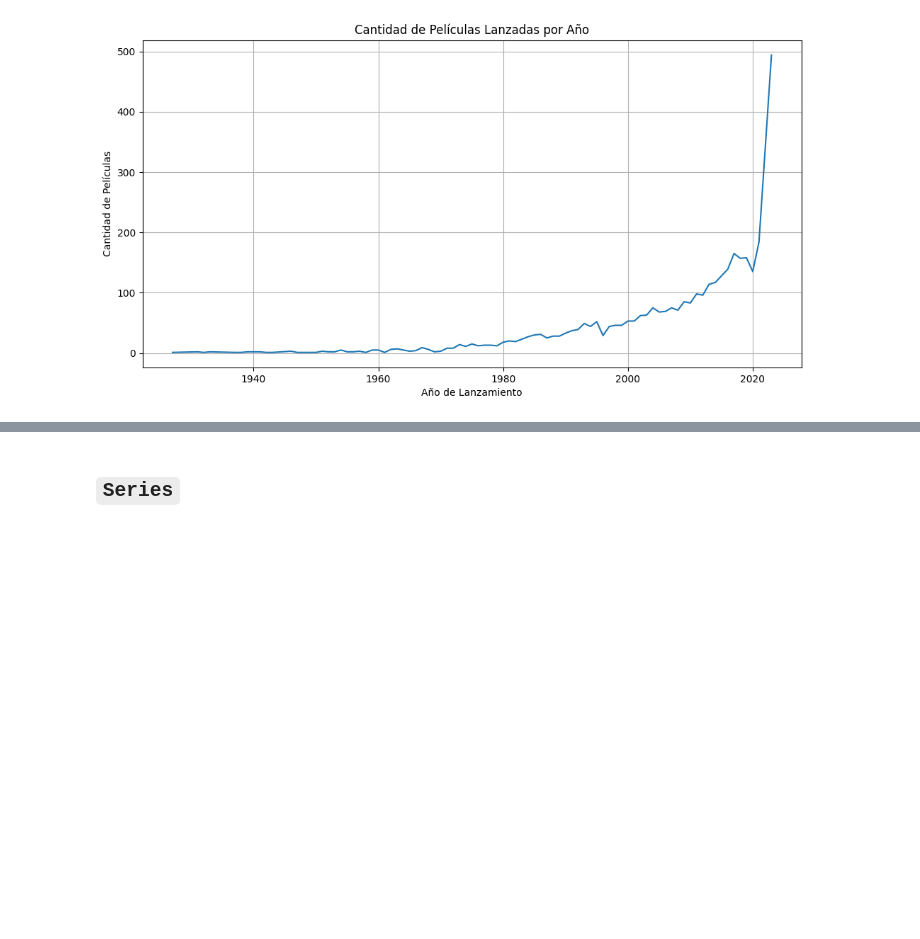
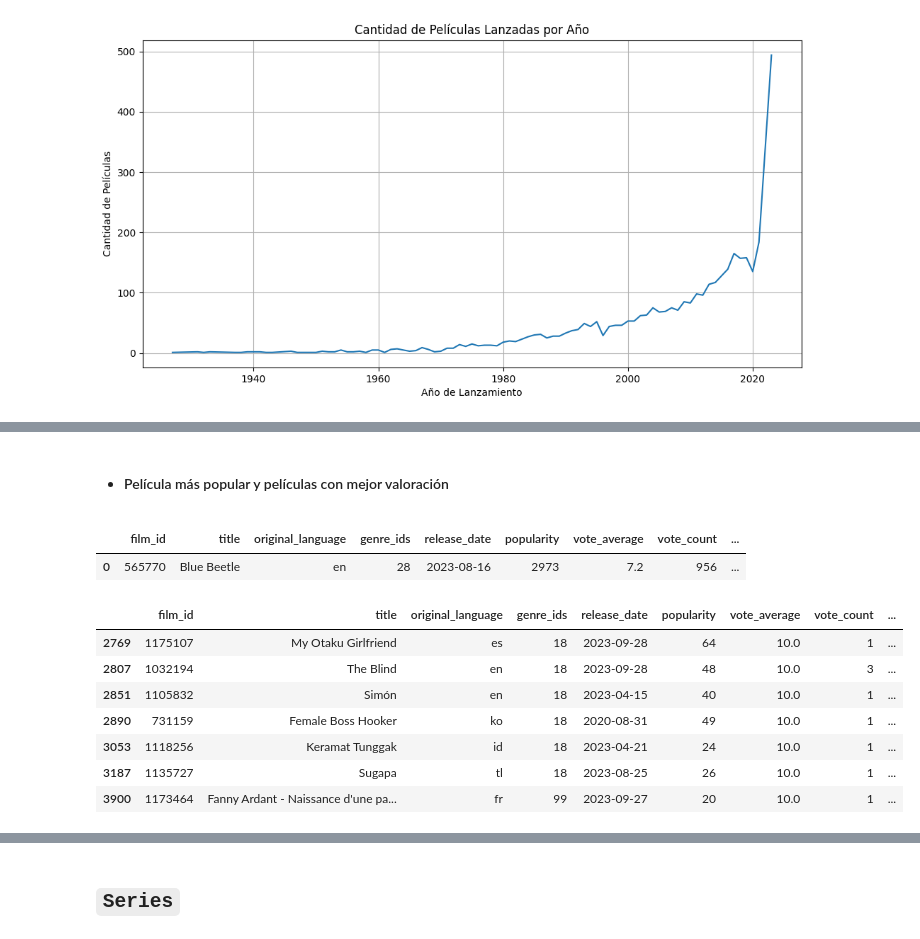
Before and after one commit to Jimme7/EDA-Films, a Jupyter notebook: src/Notebooks/Analysis_and_Visualizations.ipynb, the cells around one changed output, grey strips where cells are left out. Saved outputs shown, nothing was run; the diff lists cells and outputs as text; code cells hidden in the pictures; blank space fills up the shorter version.

```diff
--- a/src/Notebooks/Analysis_and_Visualizations.ipynb
+++ b/src/Notebooks/Analysis_and_Visualizations.ipynb
@@ -71,0 +97,19 @@ fig.show()
+# %% [markdown]
+- #### Película más popular y películas con mejor valoración
+# %%
+films_sorted_by_popularity = films.sort_values(by='popularity', ascending=False)
+films_sorted_by_popularity.head(1)
+# %% [output]
+|  | film_id | title | original_language | genre_ids | release_date | popularity | vote_average | vote_count | ... |
+| 0 | 565770 | Blue Beetle | en | 28 | 2023-08-16 | 2973 | 7.2 | 956 | ... |
+# %%
+films[films['vote_average'] == 10]
+# %% [output]
+|  | film_id | title | original_language | genre_ids | release_date | popularity | vote_average | vote_count | ... |
+| 2769 | 1175107 | My Otaku Girlfriend | es | 18 | 2023-09-28 | 64 | 10.0 | 1 | ... |
+| 2807 | 1032194 | The Blind | en | 18 | 2023-09-28 | 48 | 10.0 | 3 | ... |
+| 2851 | 1105832 | Simón | en | 18 | 2023-04-15 | 40 | 10.0 | 1 | ... |
+| 2890 | 731159 | Female Boss Hooker | ko | 18 | 2020-08-31 | 49 | 10.0 | 1 | ... |
+| 3053 | 1118256 | Keramat Tunggak | id | 18 | 2023-04-21 | 24 | 10.0 | 1 | ... |
+| 3187 | 1135727 | Sugapa | tl | 18 | 2023-08-25 | 26 | 10.0 | 1 | ... |
+| 3900 | 1173464 | Fanny Ardant - Naissance d'une pa... | fr | 99 | 2023-09-27 | 20 | 10.0 | 1 | ... |
```
Also changed, not shown: parts of 8 cells of this notebook.
